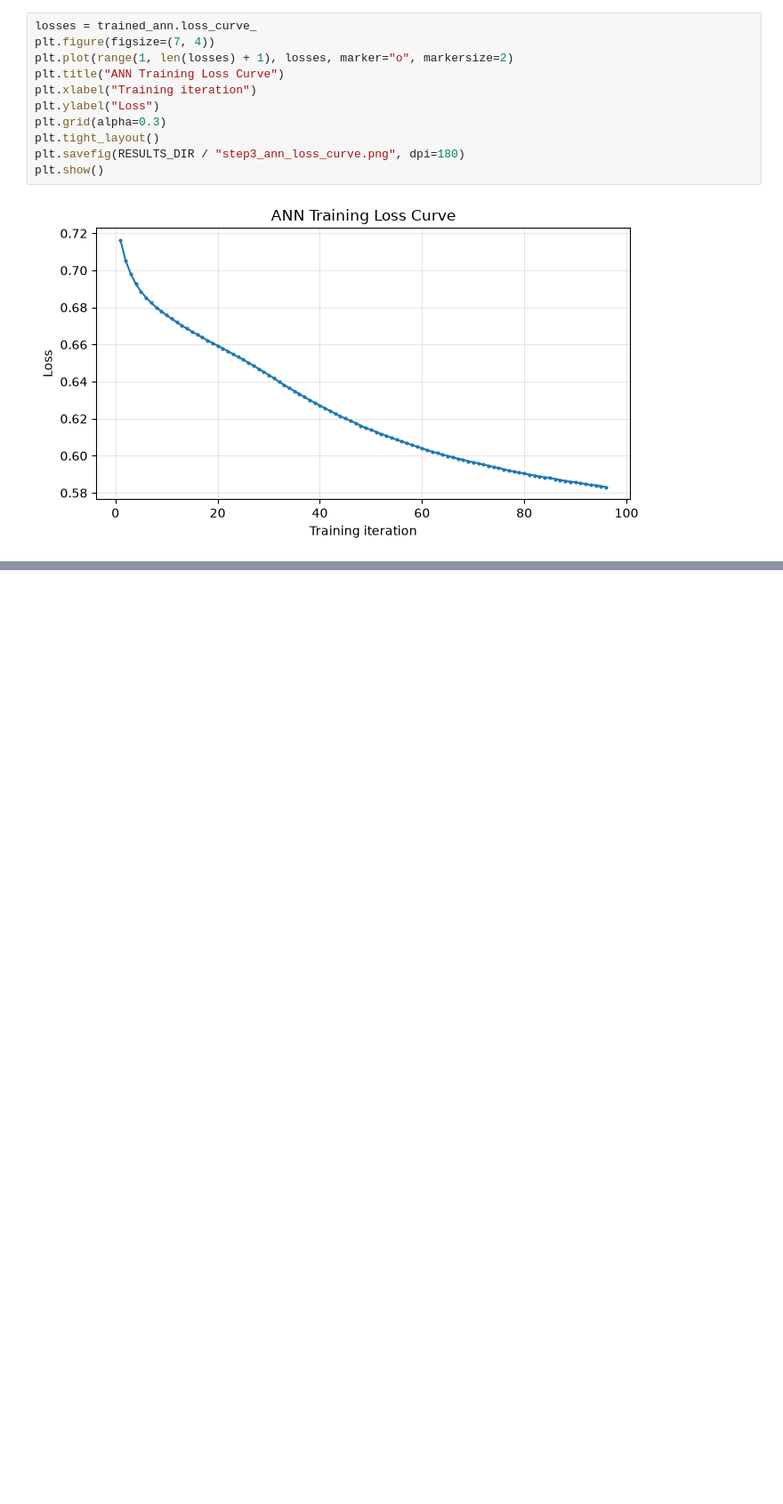
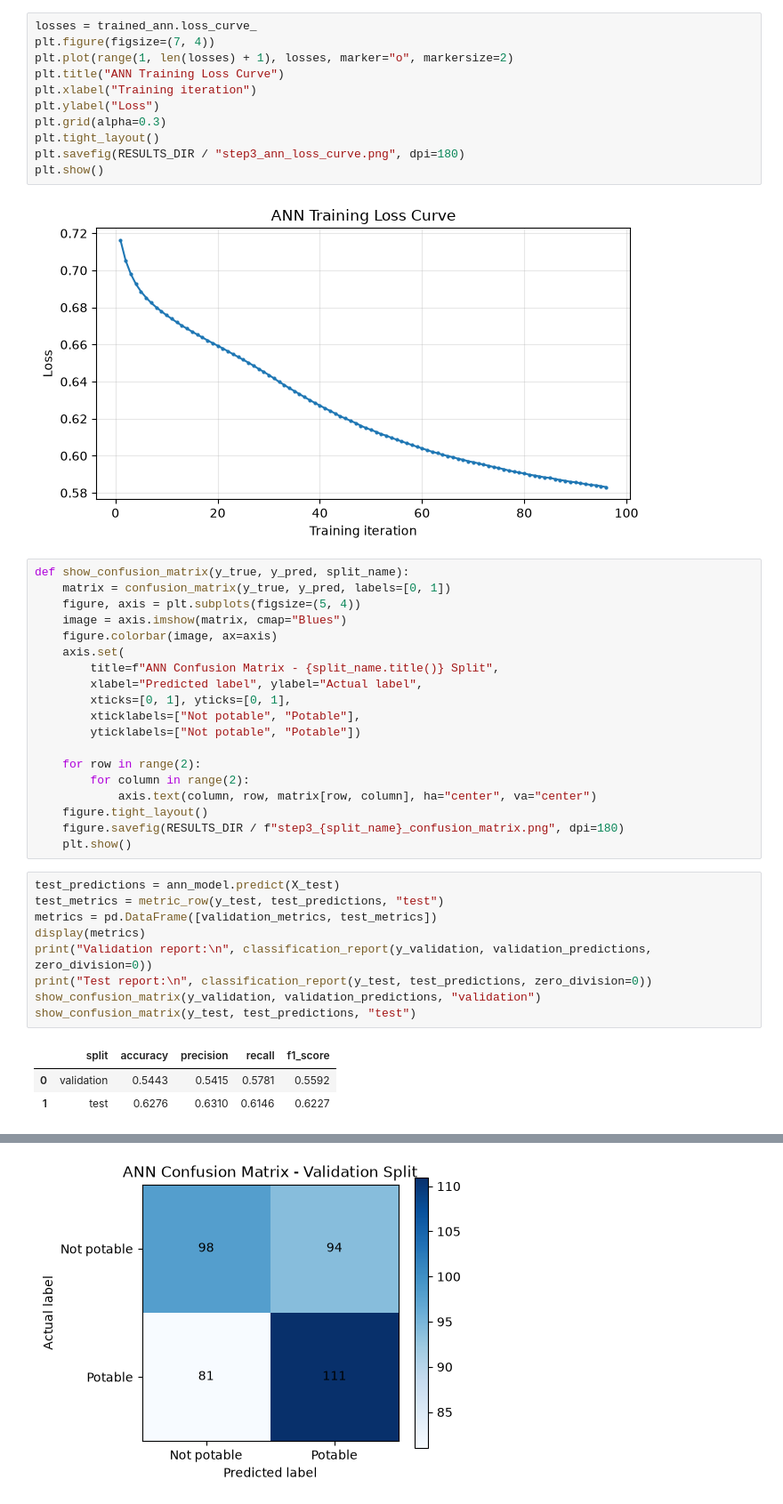
Before and after one commit to vipulshahi-ai/SC11-Water-Quality-Potability-Example, a Jupyter notebook: notebooks/02_ann_model.ipynb, the cells around one changed output, grey strips where cells are left out. Shown at 89% size. Cells and saved outputs as stored; diff of their text form; blank space fills up the shorter version.

Commit message:
Add SC11 Product V1 interface and validation

```diff
--- a/notebooks/02_ann_model.ipynb
+++ b/notebooks/02_ann_model.ipynb
@@ -140,3 +140,35 @@ plt.savefig(RESULTS_DIR / "step3_ann_loss_curve.png", dpi=180)
 plt.show()
 # %% [output]
 [figure]
+# %%
+def show_confusion_matrix(y_true, y_pred, split_name):
+    matrix = confusion_matrix(y_true, y_pred, labels=[0, 1])
+    figure, axis = plt.subplots(figsize=(5, 4))
+    image = axis.imshow(matrix, cmap="Blues")
+    figure.colorbar(image, ax=axis)
+    axis.set(
+        title=f"ANN Confusion Matrix - {split_name.title()} Split",
+        xlabel="Predicted label", ylabel="Actual label",
+        xticks=[0, 1], yticks=[0, 1],
+        xticklabels=["Not potable", "Potable"],
+        yticklabels=["Not potable", "Potable"])
+
+    for row in range(2):
+        for column in range(2):
+            axis.text(column, row, matrix[row, column], ha="center", va="center")
+    figure.tight_layout()
+    figure.savefig(RESULTS_DIR / f"step3_{split_name}_confusion_matrix.png", dpi=180)
+    plt.show()
+# %%
+test_predictions = ann_model.predict(X_test)
+test_metrics = metric_row(y_test, test_predictions, "test")
+metrics = pd.DataFrame([validation_metrics, test_metrics])
+display(metrics)
+print("Validation report:\n", classification_report(y_validation, validation_predictions, zero_division=0))
+print("Test report:\n", classification_report(y_test, test_predictions, zero_division=0))
+show_confusion_matrix(y_validation, validation_predictions, "validation")
+show_confusion_matrix(y_test, test_predictions, "test")
+# %% [output]
+|  | split | accuracy | precision | recall | f1_score |
+| 0 | validation | 0.5443 | 0.5415 | 0.5781 | 0.5592 |
+| 1 | test | 0.6276 | 0.6310 | 0.6146 | 0.6227 |
@@ -142,0 +194 @@ plt.show()
+[figure, added]
```
Also changed, not shown: parts of 2 cells of this notebook, 8 other files.
